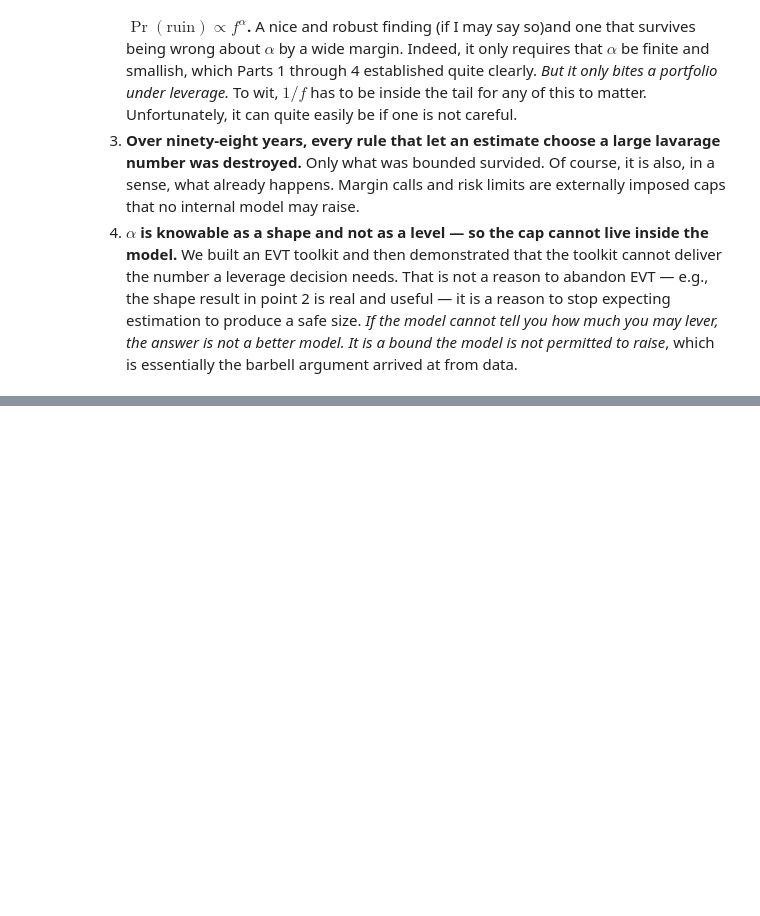
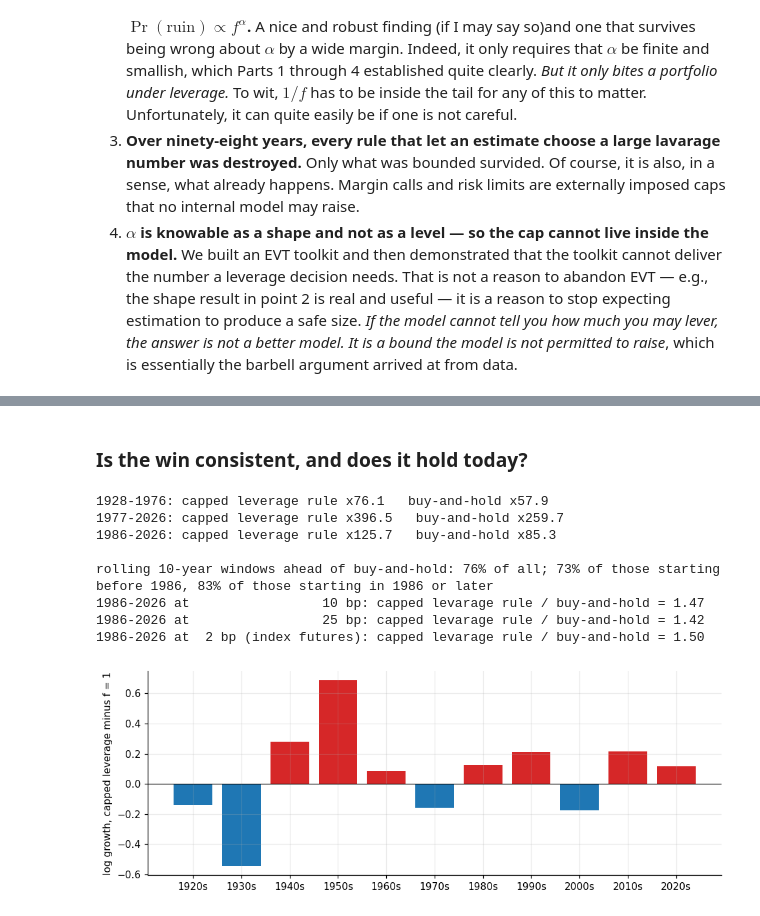
Before and after one commit to MarcoGaloppo/EVT-FatTails-PreAsymptotics, a Jupyter notebook: narrative_evt_market_data.ipynb, the cells around one changed output, grey strips where cells are left out. Cells and saved outputs as stored; diff of their text form; code cells hidden in the pictures; blank space fills up the shorter version.

```diff
--- a/narrative_evt_market_data.ipynb
+++ b/narrative_evt_market_data.ipynb
@@ -2532,0 +2777,38 @@ Hence, to conclude:
+# %% [markdown]
+### Is the win consistent, and does it hold today?
+# %%
+fV = F["leverage capped 1.5x"]
+WV, WB = absorbed_wealth(port(fV)), absorbed_wealth(port(F["f = 1"]))
+lV, lB = np.log1p(port(fV)), np.log1p(port(F["f = 1"]))
+for a, b in (("1928", "1976"), ("1977", "2026"), ("1986", "2026")):
+    m = (dates >= a) & (dates <= f"{b}-12-31")
+    print(f"{a}-{b}: capped leverage rule x{np.exp(lV[m].sum()):,.1f}   buy-and-hold x{np.exp(lB[m].sum()):,.1f}")
+
+WIN, STEPW = 2520, 21
+s = np.arange(0, T - WIN, STEPW)
+won = (WV[s + WIN] / WV[s]) > (WB[s + WIN] / WB[s])
+print(f"\nrolling 10-year windows ahead of buy-and-hold: {won.mean():.0%} of all; "
+      f"{won[dates[s] < '1986'].mean():.0%} of those starting before 1986, "
+      f"{won[dates[s] >= '1986'].mean():.0%} of those starting in 1986 or later")
+
+m86 = dates >= "1986-01-01"
+for c_, lab in ((COST, "10 bp"), (0.0025, "25 bp"), (0.0002, "2 bp (index futures)")):
+    a_ = np.exp(np.log1p(port(fV, cost=c_))[m86].sum()); b_ = np.exp(np.log1p(port(F["f = 1"], cost=c_))[m86].sum())
+    print(f"1986-2026 at {lab:>21}: capped levarage rule / buy-and-hold = {a_ / b_:.2f}")
+
+gap = pd.Series(lV - lB, index=dates).groupby((dates.year // 10) * 10).sum()
+fig, ax = plt.subplots(figsize=(9, 3.4))
+ax.bar([f"{d}s" for d in gap.index], gap.values, color=[C3 if v > 0 else C0 for v in gap.values])
+ax.axhline(0, color="k", lw=0.8)
+ax.set(ylabel="log growth, capped leverage minus f = 1")
+plt.tight_layout(); plt.show()
+# %% [output]
+1928-1976: capped leverage rule x76.1   buy-and-hold x57.9
+1977-2026: capped leverage rule x396.5   buy-and-hold x259.7
+1986-2026: capped leverage rule x125.7   buy-and-hold x85.3
+
+rolling 10-year windows ahead of buy-and-hold: 76% of all; 73% of those starting before 1986, 83% of those starting in 1986 or later
+1986-2026 at                 10 bp: capped levarage rule / buy-and-hold = 1.47
+1986-2026 at                 25 bp: capped levarage rule / buy-and-hold = 1.42
+1986-2026 at  2 bp (index futures): capped levarage rule / buy-and-hold = 1.50
+[figure, added]
```
Also changed, not shown: parts of 20 cells of this notebook, 4 other files.
